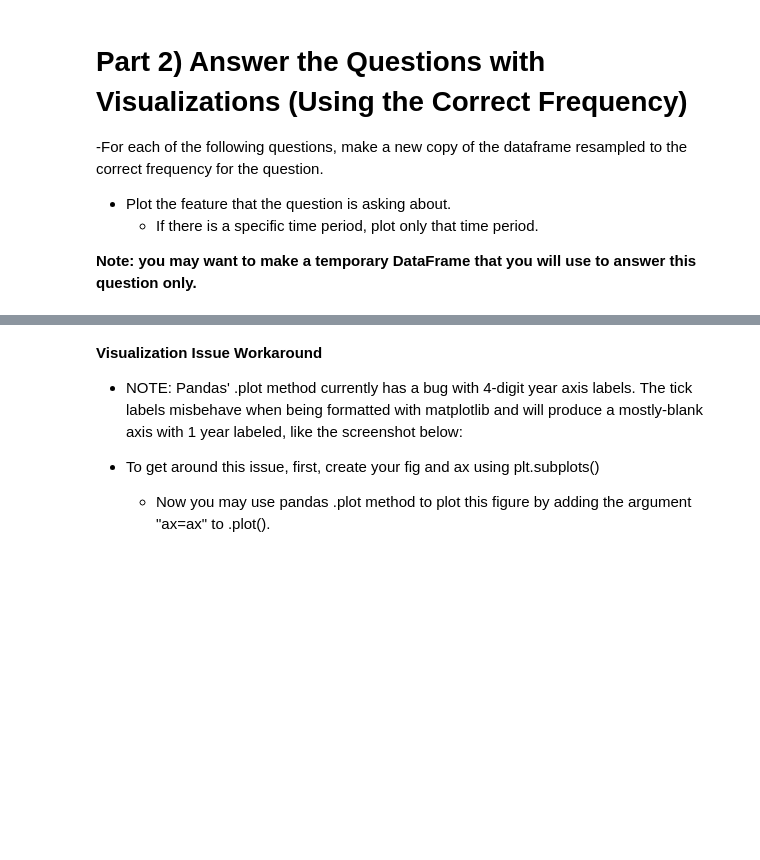
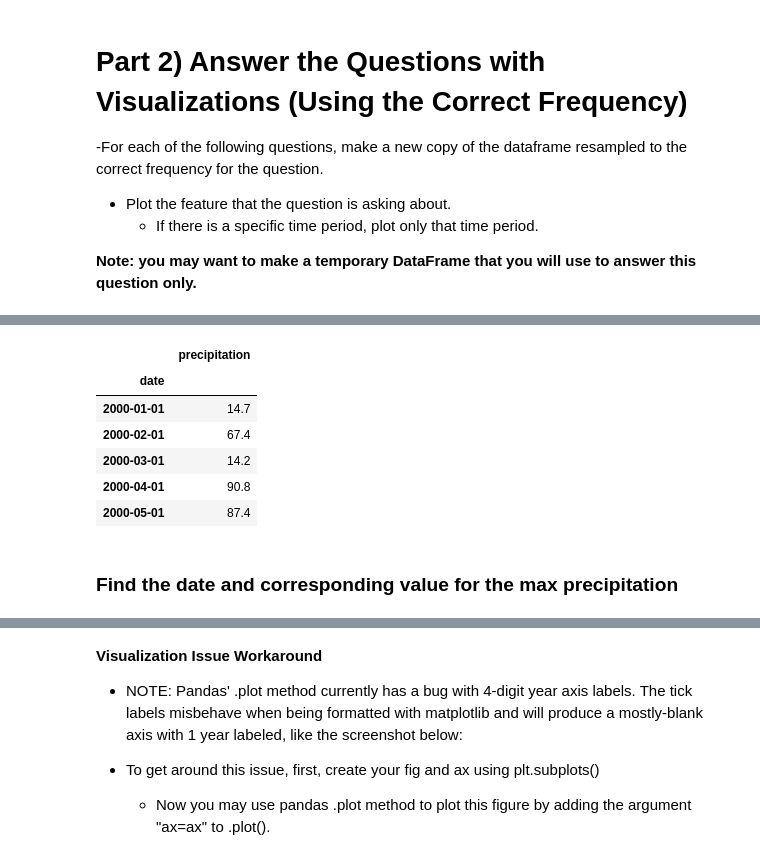
Before and after one commit to KDiBSilva/Resampling_Datetime_Data, a Jupyter notebook: Resampling_Datetime_Data.ipynb, the cells around one changed output, grey strips where cells are left out. Saved outputs shown, nothing was run; the diff lists cells and outputs as text; code cells hidden in the pictures; blank space fills up the shorter version.

```diff
--- a/Resampling_Datetime_Data.ipynb
+++ b/Resampling_Datetime_Data.ipynb
@@ -73,0 +113,15 @@ df['date']
+# %%
+# Resample the data as Monthly frequency. sum, of each month
+mon_prec_res = prec_df.resample("MS").sum()
+mon_prec_res.name = 'Resampled'
+mon_prec_res.head()
+# %% [output]
+|  | precipitation |
+| date |  |
+| 2000-01-01 | 14.7 |
+| 2000-02-01 | 67.4 |
+| 2000-03-01 | 14.2 |
+| 2000-04-01 | 90.8 |
+| 2000-05-01 | 87.4 |
+# %% [markdown]
+### Find the date and corresponding value for the max precipitation
```
Also changed, not shown: parts of 41 cells of this notebook.
